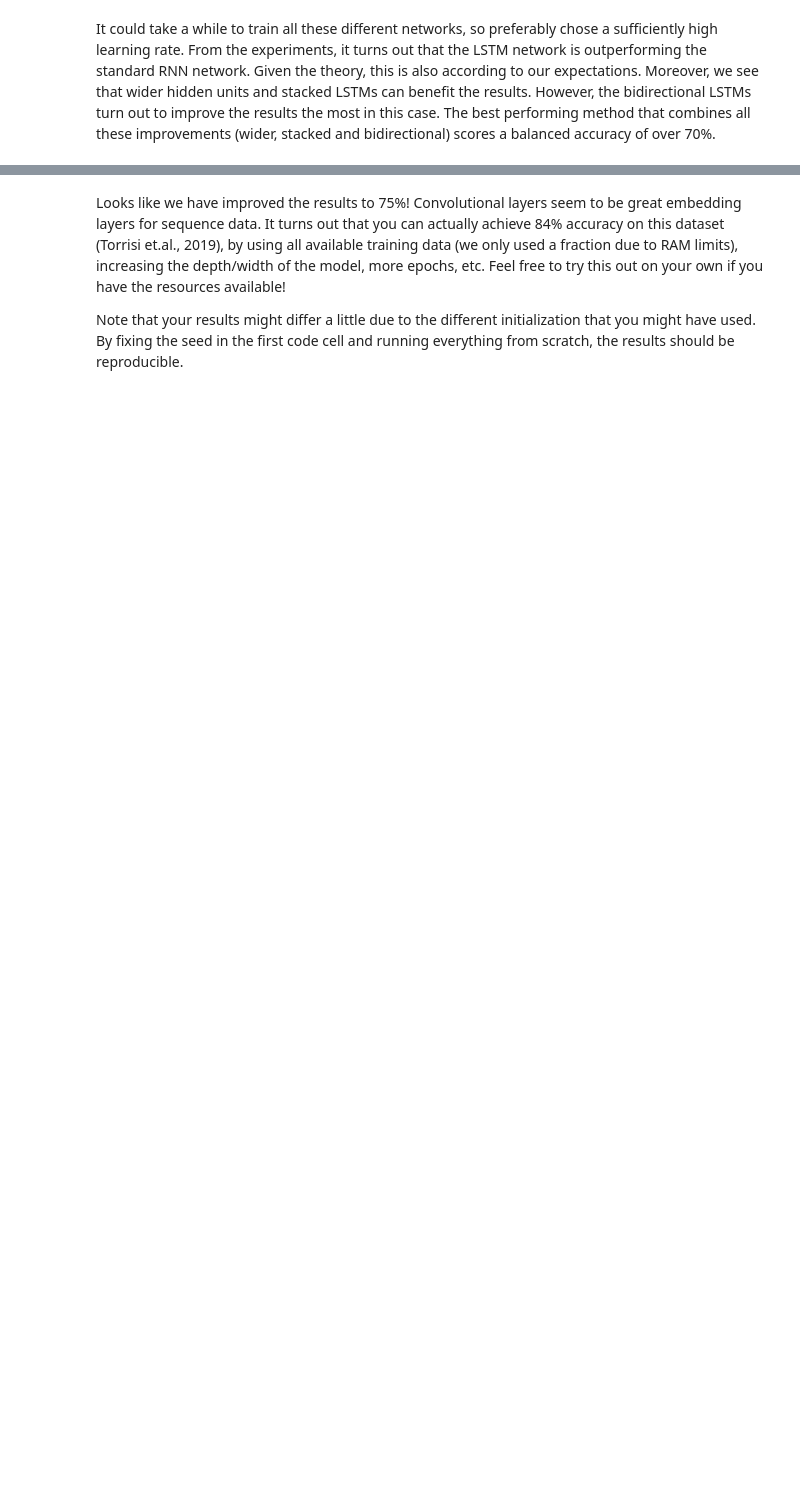
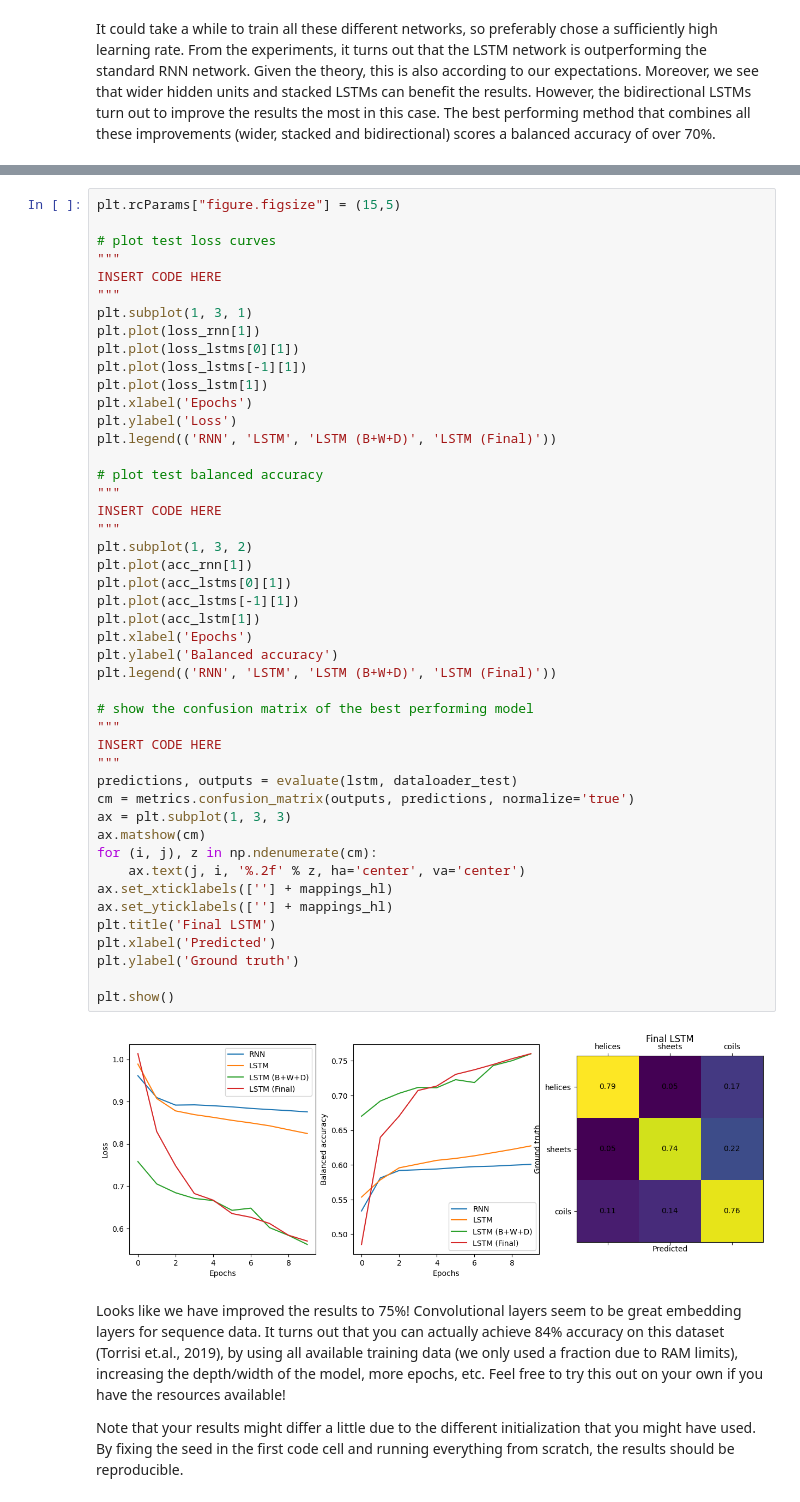
Before and after one commit to SilverViking/deep-learning-biology, a Jupyter notebook: exercises/assignments/2020-dlb-4-rnn.ipynb, the cells around one changed output, grey strips where cells are left out. Saved outputs shown, nothing was run; the diff lists cells and outputs as text; blank space fills up the shorter version.

```diff
--- a/exercises/assignments/2020-dlb-4-rnn.ipynb
+++ b/exercises/assignments/2020-dlb-4-rnn.ipynb
@@ -652,3 +772,51 @@ INSERT CODE HERE
+# %%
+plt.rcParams["figure.figsize"] = (15,5)
+
+# plot test loss curves
+"""
+INSERT CODE HERE
+"""
+plt.subplot(1, 3, 1)
+plt.plot(loss_rnn[1])
+plt.plot(loss_lstms[0][1])
+plt.plot(loss_lstms[-1][1])
+plt.plot(loss_lstm[1])
+plt.xlabel('Epochs')
+plt.ylabel('Loss')
+plt.legend(('RNN', 'LSTM', 'LSTM (B+W+D)', 'LSTM (Final)'))
+
+# plot test balanced accuracy
+"""
+INSERT CODE HERE
+"""
+plt.subplot(1, 3, 2)
+plt.plot(acc_rnn[1])
+plt.plot(acc_lstms[0][1])
+plt.plot(acc_lstms[-1][1])
+plt.plot(acc_lstm[1])
+plt.xlabel('Epochs')
+plt.ylabel('Balanced accuracy')
+plt.legend(('RNN', 'LSTM', 'LSTM (B+W+D)', 'LSTM (Final)'))
+
+# show the confusion matrix of the best performing model
+"""
+INSERT CODE HERE
+"""
+predictions, outputs = evaluate(lstm, dataloader_test)
+cm = metrics.confusion_matrix(outputs, predictions, normalize='true')
+ax = plt.subplot(1, 3, 3)
+ax.matshow(cm)
+for (i, j), z in np.ndenumerate(cm):
+    ax.text(j, i, '%.2f' % z, ha='center', va='center')
+ax.set_xticklabels([''] + mappings_hl)
+ax.set_yticklabels([''] + mappings_hl)
+plt.title('Final LSTM')
+plt.xlabel('Predicted')
+plt.ylabel('Ground truth')
+
+plt.show()
+# %% [output]
+[figure, added]
 # %% [markdown]
 Looks like we have improved the results to 75%! Convolutional layers seem to be great embedding layers for sequence data. It turns out that you can actually achieve 84% accuracy on this dataset (Torrisi et.al., 2019), by using all available training data (we only used a fraction due to RAM limits), increasing the depth/width of the model, more epochs, etc. Feel free to try this out on your own if you have the resources available!
 
```
Also changed, not shown: parts of 17 cells of this notebook.
